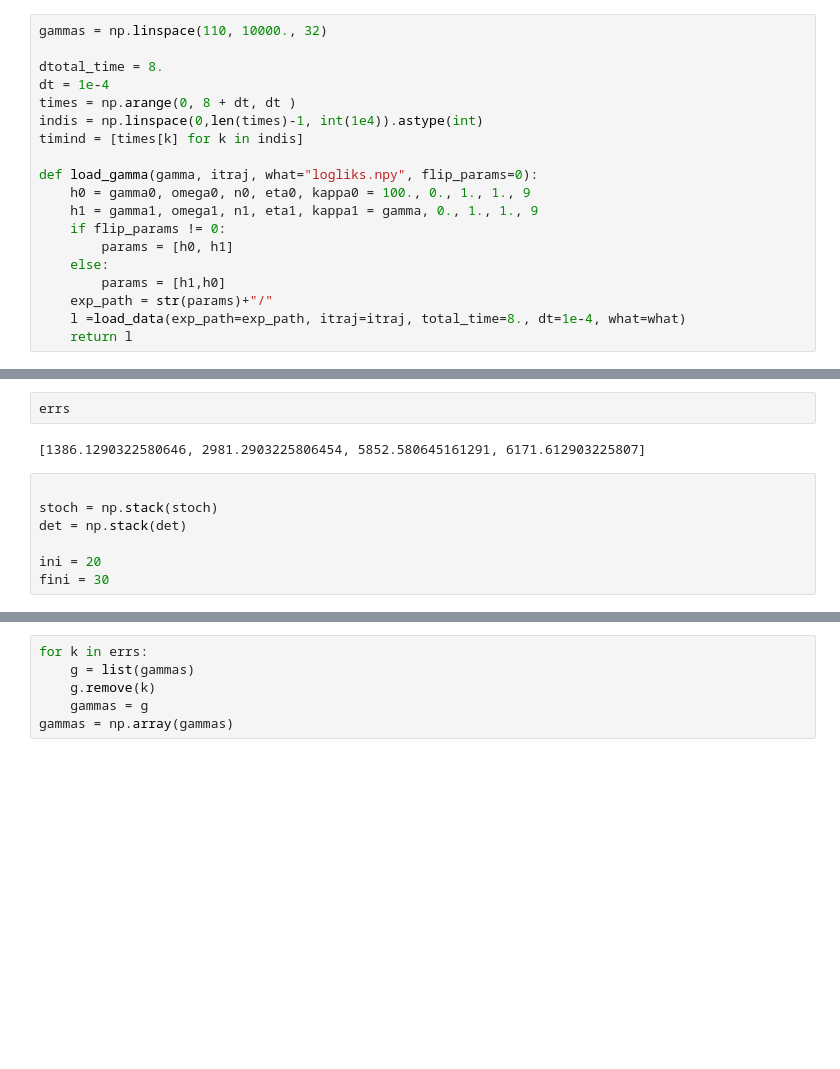
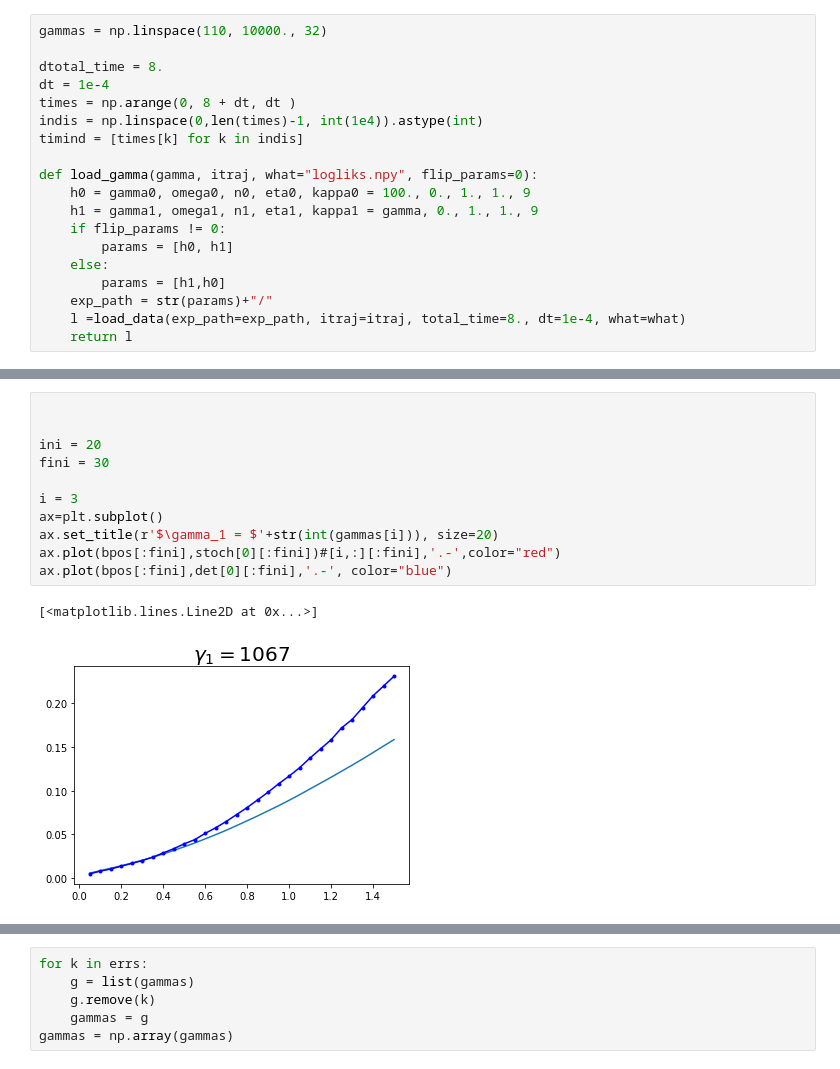
Before and after one commit to matibilkis/cdisc, a Jupyter notebook: analysis/sweep_gamma_betterSlope.ipynb, the cells around one changed output, grey strips where cells are left out. Drawn from its saved outputs; the diff is of its cells as text; blank space fills up the shorter version.

```diff
--- a/analysis/sweep_gamma_betterSlope.ipynb
+++ b/analysis/sweep_gamma_betterSlope.ipynb
@@ -57,14 +78,17 @@ for gamma in tqdm(gammas):
     except Exception:
         errs.append(gamma)
-# %%
-errs
-# %% [output]
-[1386.1290322580646, 2981.2903225806454, 5852.580645161291, 6171.612903225807]
-# %%
-
-stoch = np.stack(stoch)
-det = np.stack(det)
-
-ini = 20
-fini = 30
+# %%
+
+
+ini = 20
+fini = 30
+
+i = 3
+ax=plt.subplot()
+ax.set_title(r'$\gamma_1 = $'+str(int(gammas[i])), size=20)
+ax.plot(bpos[:fini],stoch[0][:fini])#[i,:][:fini],'.-',color="red")
+ax.plot(bpos[:fini],det[0][:fini],'.-', color="blue")
+# %% [output]
+[<matplotlib.lines.Line2D at 0x...>]
+[figure, added]
 # %%
```
Also changed, not shown: parts of 3 cells of this notebook, 38 other files.
